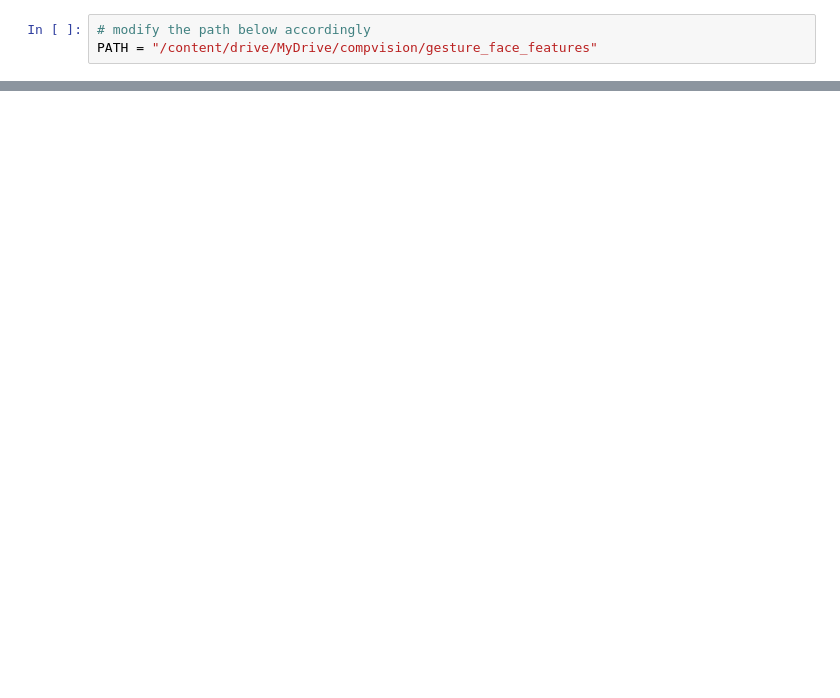
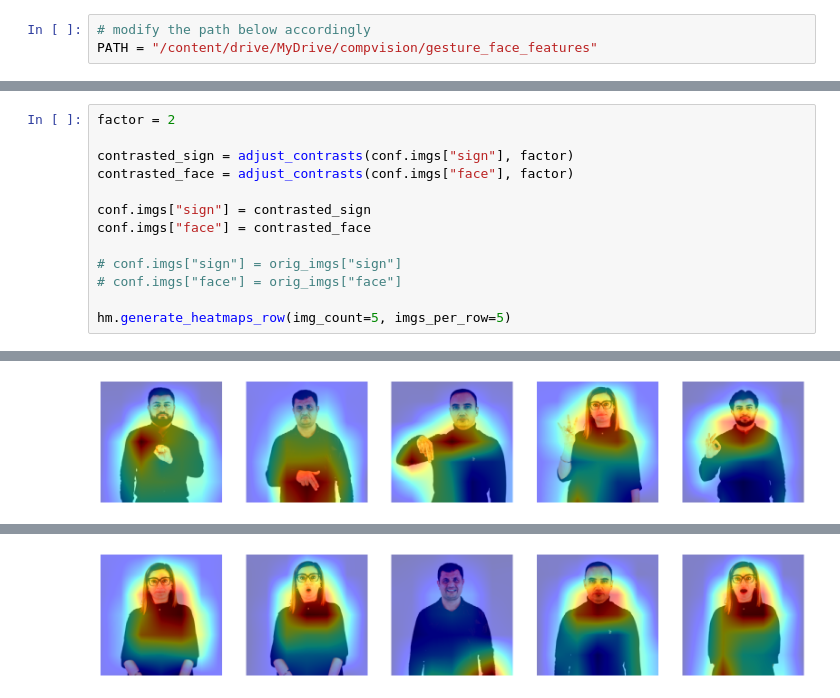
Before and after one commit to ADA-SITE-JML/gesture_face_features, a Jupyter notebook: code/feature_visualization.ipynb, the cells around one changed output, grey strips where cells are left out. Drawn from its saved outputs; the diff is of its cells as text; blank space fills up the shorter version.

```diff
--- a/code/feature_visualization.ipynb
+++ b/code/feature_visualization.ipynb
@@ -103,0 +102,14 @@ Heatmap not found for IMG_2908
+# %%
+factor = 2
+
+contrasted_sign = adjust_contrasts(conf.imgs["sign"], factor)
+contrasted_face = adjust_contrasts(conf.imgs["face"], factor)
+
+conf.imgs["sign"] = contrasted_sign
+conf.imgs["face"] = contrasted_face
+
+# conf.imgs["sign"] = orig_imgs["sign"]
+# conf.imgs["face"] = orig_imgs["face"]
+
+hm.generate_heatmaps_row(img_count=5, imgs_per_row=5)
+# %% [output]
@@ -103,0 +121 @@ Heatmap not found for IMG_2908
+[figure, added]
@@ -103,0 +127 @@ Heatmap not found for IMG_2908
+[figure, added]
```
Also changed, not shown: parts of 10 cells of this notebook, 2 other files.
